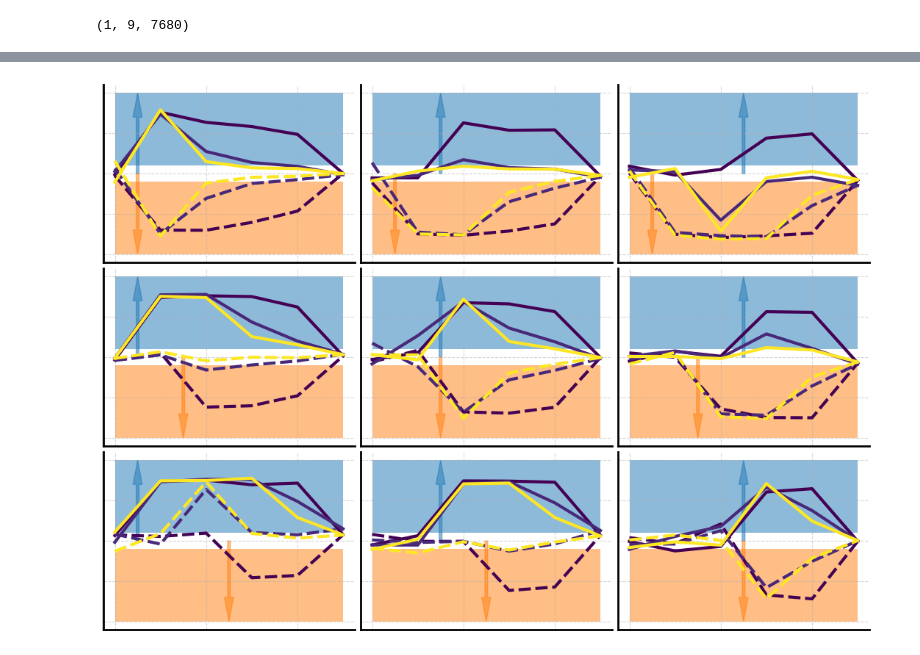
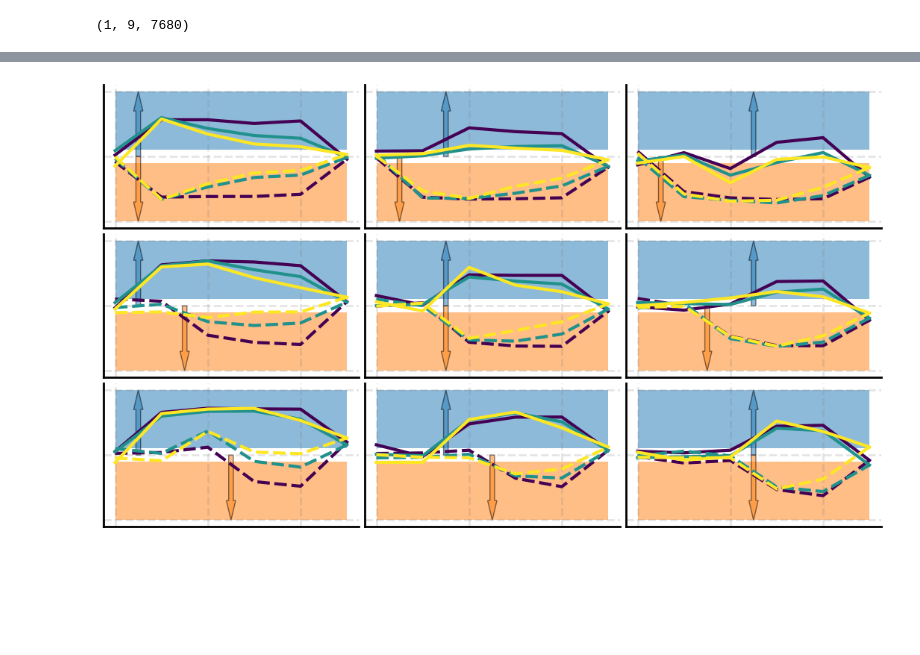
Before and after one commit to GabrielBena/specialization-dynamics, a Jupyter notebook: scripts/simple_code.ipynb, the cells around one changed output, grey strips where cells are left out. Saved outputs shown, nothing was run; the diff lists cells and outputs as text; code cells hidden in the pictures; blank space fills up the shorter version.

```diff
--- a/scripts/simple_code.ipynb
+++ b/scripts/simple_code.ipynb
@@ -314,12 +301,12 @@ raise StopIteration
 # %% [markdown]
 ### Analysis
 # %%
+model = models[0]
 data, target = next(iter(loaders[1]))
 data, _ = process_data(data, data_config)
 data.shape
 out, states = model(data.to(device))
-out.shape, states.shape
-t_target = get_task_target(target, task, data_config["n_classes_per_digit"])
+t_target = get_task_target(target, task, data_config["n_classes_per_digit"])[1]
 # %%
 comms_sent = states[
     ...,
@@ -552,12 +530,0 @@ get_acc(all_outputs[n_conns[0]], [[[t for t in all_targets[n_conns[0]].T]  for _
-# %%
-all_accs = {
-    n_s: np.stack(
-        [
-            get_acc(o, [[[t for t in target.T] for _ in range(n_agents + 1)] for _ in range(nb_steps)])[1]
-            for o, target in zip([all_outs], [all_ts])
-        ]
-    )
-    for (n_s, all_outs), all_ts in zip(all_outputs.items(), all_targets.values())
-}
-
-all_accs[n_conns[0]].shape
@@ -566,6 +531,6 @@ all_accs[n_conns[0]].shape
 # %%
 all_u_masks = {
-    n_s: np.array([[(all_s == u).all(-1) for u in all_s.unique(dim=0)] for all_s in [all_start]])
+    n_s: np.array([[(all_s == u).all(-1) for u in all_s.unique(dim=0)] for all_s in all_start])
     for n_s, all_start in all_start_times.items()
 }
 all_u_masks[n_conns[0]].shape
@@ -610,7 +553,7 @@ for n_s in all_accs.keys():
     # ):
     for test in range(n_tests):
 
-        u_masks, accs, start_times = all_u_masks[n_s], all_accs[n_s], [all_start_times[n_s]]
+        u_masks, accs, start_times = all_u_masks[n_s], all_accs[n_s], all_start_times[n_s]
         for mask, pair in zip(u_masks[test], start_times[test].unique(dim=0)):
             for step in range(nb_steps):
                 for ag in range(n_agents + 1):
@@ -647,21 +590,23 @@ for ag, data in enumerate(last_ts_data):
 last_ts_data = pd.concat(last_ts_data)
 plot_data = filter_data(pd.concat([plot_data, last_ts_data]), {"!ag": 2})[0]
 # %%
+
 fig, axs = plt.subplots(
-    3, 3, figsize=(3 * 3.5, 3 * 2.5), constrained_layout=True, sharex=True, sharey=True
+    3, 3, figsize=(3 * 3.5, 3 * 2), constrained_layout=True, sharex=True, sharey=True
 )
 set_style()
 
 for u, ax in zip(plot_data["t0_t1"].unique(), axs.T.flatten()):
     t0, t1 = u
     sns.lineplot(
-        filter_data(plot_data, {"t0_t1" : u, 'n_conns' : [n_conns[i] for i in [0, -2, -1]]})[0],
+        filter_data(plot_data, {"t0_t1" : u, 'n_conns' : [n_conns[i] for i in [0, 1, 2]]})[0],
         y="local_metric",
         x="step",
         ax=ax,
         style="ag",
         hue="n_conns",
         palette="viridis",
+        hue_norm=LogNorm()
     )
     # ax.vlines(x = [t0 - 0.5 ], ymin = -1, ymax = 1, color = 'blue', alpha = .2)
     # ax.vlines(x = [t1 - 0.5 ], ymin = -1, ymax = 1, color = 'red', alpha = .2)
@@ -672,51 +617,60 @@ for u, ax in zip(plot_data["t0_t1"].unique(), axs.T.flatten()):
         t0 - 0.5,
         0,
         0,
-        0.7,
+        1,
         alpha=0.5,
-        width=0.06,
+        width=0.1,
         head_width=0.2,
-        color=c1.get_facecolor()[0],
+        facecolor=c1.get_facecolor()[0],
+        edgecolor='black',
+        length_includes_head=True,
+        linewidth=1,
     )
     ax.arrow(
         t1 - 0.5,
         0,
         0,
-        -0.7,
+        -1,
         alpha=0.5,
-        width=0.06,
+        width=0.1,
+
         head_width=0.2,
-        color=c2.get_facecolor()[0],
+        facecolor=c2.get_facecolor()[0],
+        edgecolor='black',
+        length_includes_head=True,
+        linewidth=1,
     )
     ax.legend()
     # ax.set_title(u)
 
     if t1 == 3:
         ax.set_xlabel("")
     else:
         ax.set_xlabel("")
 
     if t0 == 1:
         ax.set_ylabel("")
     else:
         ax.set_ylabel("")
 
     ax.legend().remove()
-    ax.grid(visible=True, linestyle="--", alpha=0.5)
+
+    ax.grid(True, alpha=0.2, linestyle="dashed", linewidth=2, color="grey")
     ax.set_yticklabels([])
     ax.set_xticklabels([])
+
     for tick in ax.xaxis.get_major_ticks():
         tick.tick1line.set_visible(False)
         tick.tick2line.set_visible(False)
         tick.label1.set_visible(False)
         tick.label2.set_visible(False)
     for tick in ax.yaxis.get_major_ticks():
         tick.tick1line.set_visible(False)
         tick.tick2line.set_visible(False)
         tick.label1.set_visible(False)
         tick.label2.set_visible(False)
 
-fig.savefig(f"../results/imgs/random_noisy_timings_new_3.svg")
+# fig.savefig(f"../results/imgs/random_noisy_timings_new_3.svg")
 # %% [output]
-[figure, old version]
+[figure, new version]
 # %%
```
Also changed, not shown: parts of 33 cells of this notebook, 8 other files.
